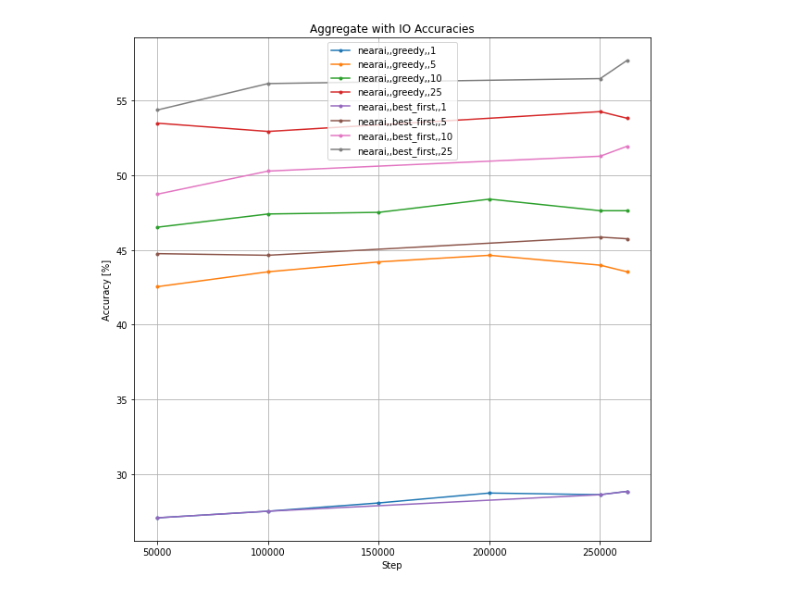
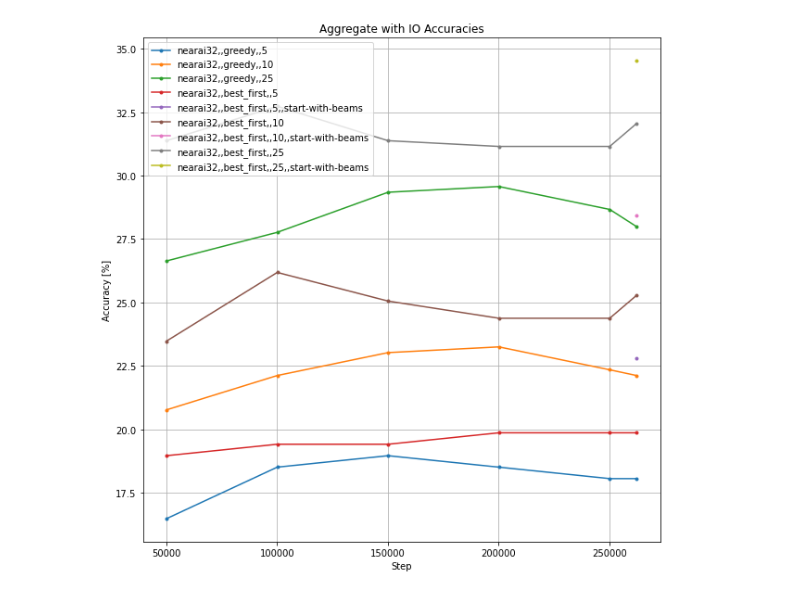
Before and after one commit to kavigupta/program_synthesis, a Jupyter notebook: notebooks/results.ipynb, the cells around one changed output. Drawn from its saved outputs; the diff is of its cells as text; code cells hidden in the pictures.

```diff
--- a/notebooks/results.ipynb
+++ b/notebooks/results.ipynb
@@ -8,7 +8,7 @@ import glob
 # %%
 %matplotlib inline
 # %%
-NAME_REGEX = r"((checkpoint|events|args).*)|report-dev-m(?P<d>[^-]*)-(?P<s>[0-9]*)-(?P<t>train|eval|real)\.jsonl$"
+NAME_REGEX = r"((checkpoint|events|args).*)|report-dev-m(?P<d>[^-]*(start-with-beams)?)-(?P<s>[0-9]*)-(?P<t>train|eval|real)\.jsonl$"
 # %%
 def table_of_accuracies(label):
     print(label)
@@ -225,10 +232,13 @@ for model in model_labels:
 # %%
 plt.figure(figsize=(10, 10))
 plt.title("Aggregate with IO Accuracies")
 for strat in "greedy", "best_first":
-    for time in 1, 5, 10, 25:
-        data_source = "nearai,,{},,{}".format(strat, time)
-        plot_combined_accuracy(get_accuracies('aggregate-with-io-real-nearai-finetuned-1e-4', 'real', data_source), data_source)
+    for time in 5, 10, 25:
+        for start in '', ',,start-with-beams':
+            if not (start == '' or strat == 'best_first'):
+                continue
+            data_source = "nearai32,,{},,{}".format(strat, time) + start
+            plot_combined_accuracy(get_accuracies('aggregate-with-io-real-nearai-finetuned-1e-4', 'real', data_source), data_source)
 plt.grid()
 # %% [output]
-[figure, old version]
+[figure, new version]
```
Also changed, not shown: parts of 15 cells of this notebook.
